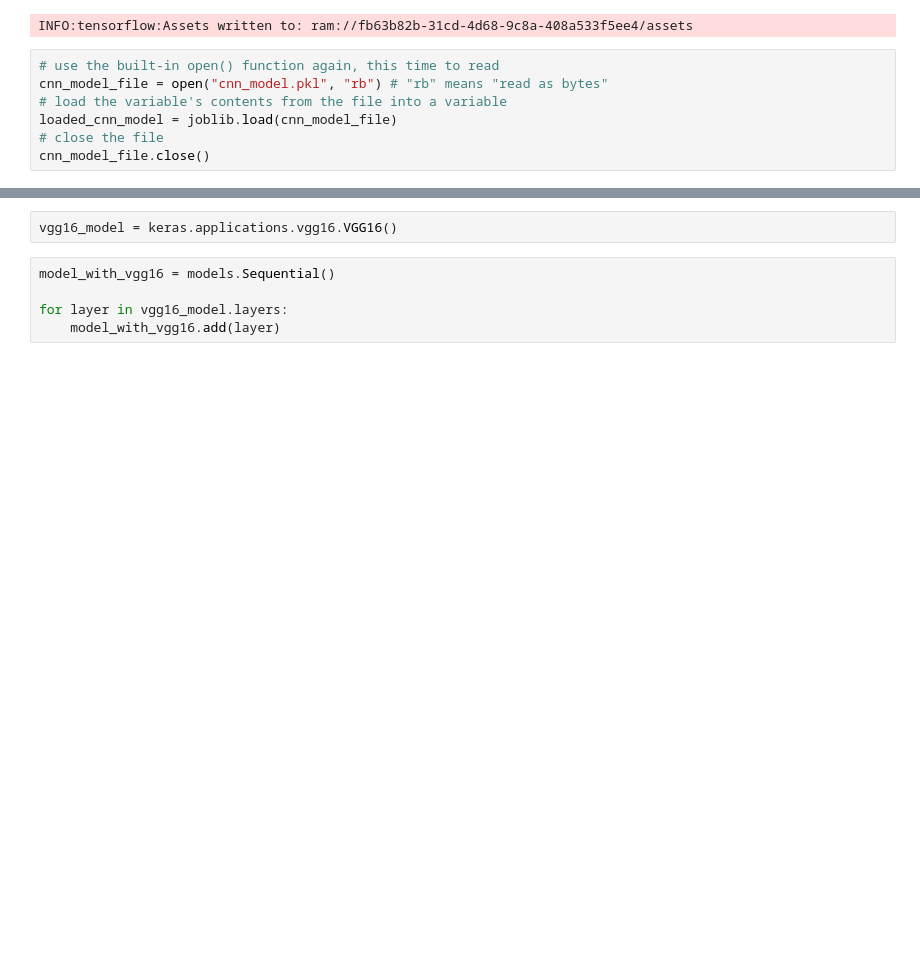
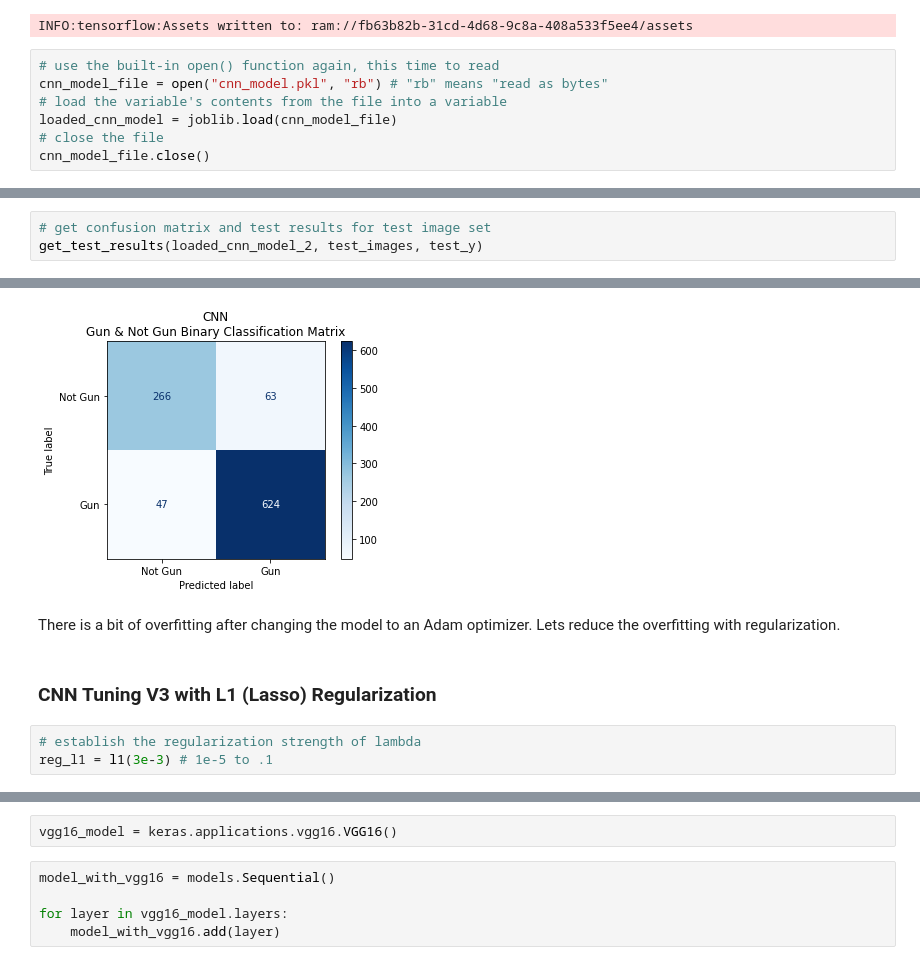
Before and after one commit to eric8395/Gun-Image-Classification, a Jupyter notebook: EA Folder/EA Image Classification - Binary.ipynb, the cells around one changed output, grey strips where cells are left out. Cells and saved outputs as stored; diff of their text form; blank space fills up the shorter version.

```diff
--- a/EA Folder/EA Image Classification - Binary.ipynb
+++ b/EA Folder/EA Image Classification - Binary.ipynb
@@ -720,0 +832,4 @@ get_test_results(loaded_cnn_model, test_images, test_y)
+# %%
+# get confusion matrix and test results for test image set
+get_test_results(loaded_cnn_model_2, test_images, test_y)
+# %% [output]
@@ -720,0 +838,8 @@ get_test_results(loaded_cnn_model, test_images, test_y)
+[figure, added]
+# %% [markdown]
+There is a bit of overfitting after changing the model to an Adam optimizer. Lets reduce the overfitting with regularization.
+# %% [markdown]
+### CNN Tuning V3 with L1 (Lasso) Regularization
+# %%
+# establish the regularization strength of lambda
+reg_l1 = l1(3e-3) # 1e-5 to .1
```
Also changed, not shown: parts of 72 cells of this notebook, 11 other files.
